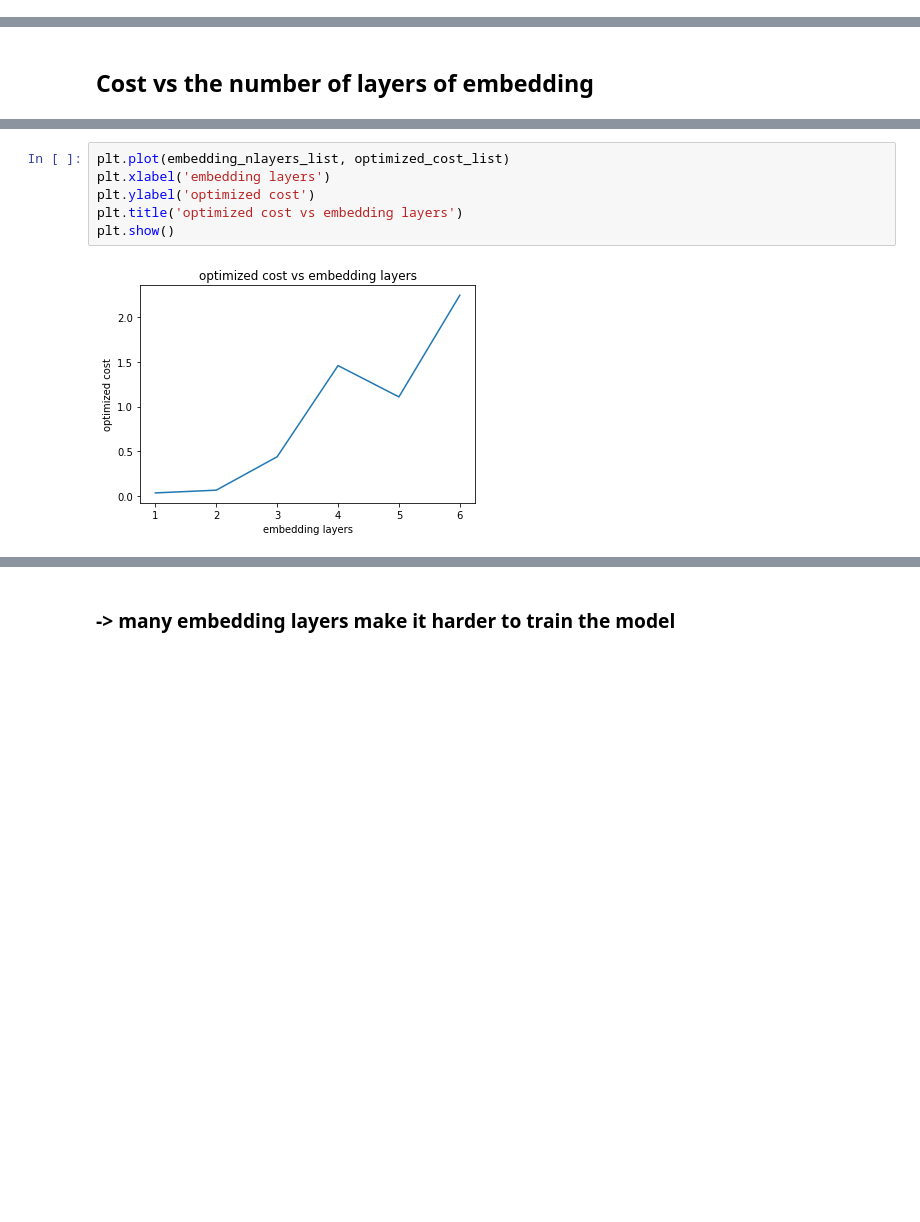
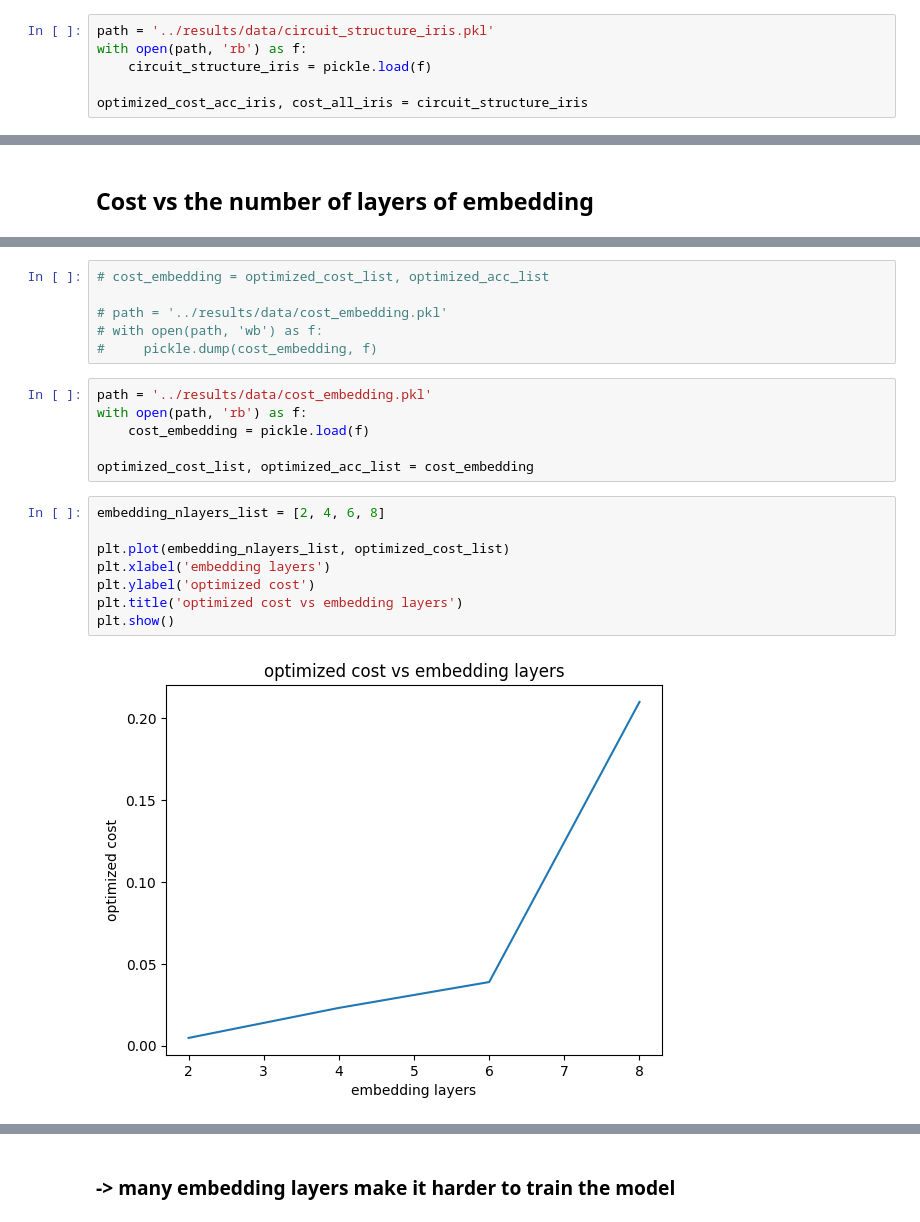
Before and after one commit to kkensuke/quantum-classification, a Jupyter notebook: notebooks/circuit_structure_effect_on_trainability.ipynb, the cells around one changed output, grey strips where cells are left out. Drawn from its saved outputs; the diff is of its cells as text; blank space fills up the shorter version.

```diff
--- a/notebooks/circuit_structure_effect_on_trainability.ipynb
+++ b/notebooks/circuit_structure_effect_on_trainability.ipynb
@@ -87,3 +95,9 @@ APE, SEA
+# %%
+path = '../results/data/circuit_structure_iris.pkl'
+with open(path, 'rb') as f:
+    circuit_structure_iris = pickle.load(f)
+
+optimized_cost_acc_iris, cost_all_iris = circuit_structure_iris
 # %%
 plot_cost(cost_all_iris)
 # %% [output]
@@ -146,14 +160,28 @@ for embedding_nlayers in embedding_nlayers_list:
     cost_embedding_layers.optimize()
     optimized_cost_list.append(cost_embedding_layers.cost_list[-1])
     optimized_acc_list.append(cost_embedding_layers.accuracy(x_test, y_test))
+# %%
+# cost_embedding = optimized_cost_list, optimized_acc_list
+
+# path = '../results/data/cost_embedding.pkl'
+# with open(path, 'wb') as f:
+#     pickle.dump(cost_embedding, f)
+# %%
+path = '../results/data/cost_embedding.pkl'
+with open(path, 'rb') as f:
+    cost_embedding = pickle.load(f)
+
+optimized_cost_list, optimized_acc_list = cost_embedding
 # %%
+embedding_nlayers_list = [2, 4, 6, 8]
+
 plt.plot(embedding_nlayers_list, optimized_cost_list)
 plt.xlabel('embedding layers')
 plt.ylabel('optimized cost')
 plt.title('optimized cost vs embedding layers')
 plt.show()
 # %% [output]
-[figure, old version]
+[figure, new version]
 # %%
 plt.plot(embedding_nlayers_list, optimized_acc_list)
 plt.xlabel('embedding layers')
```
Also changed, not shown: parts of 7 cells of this notebook, 2 other files.
